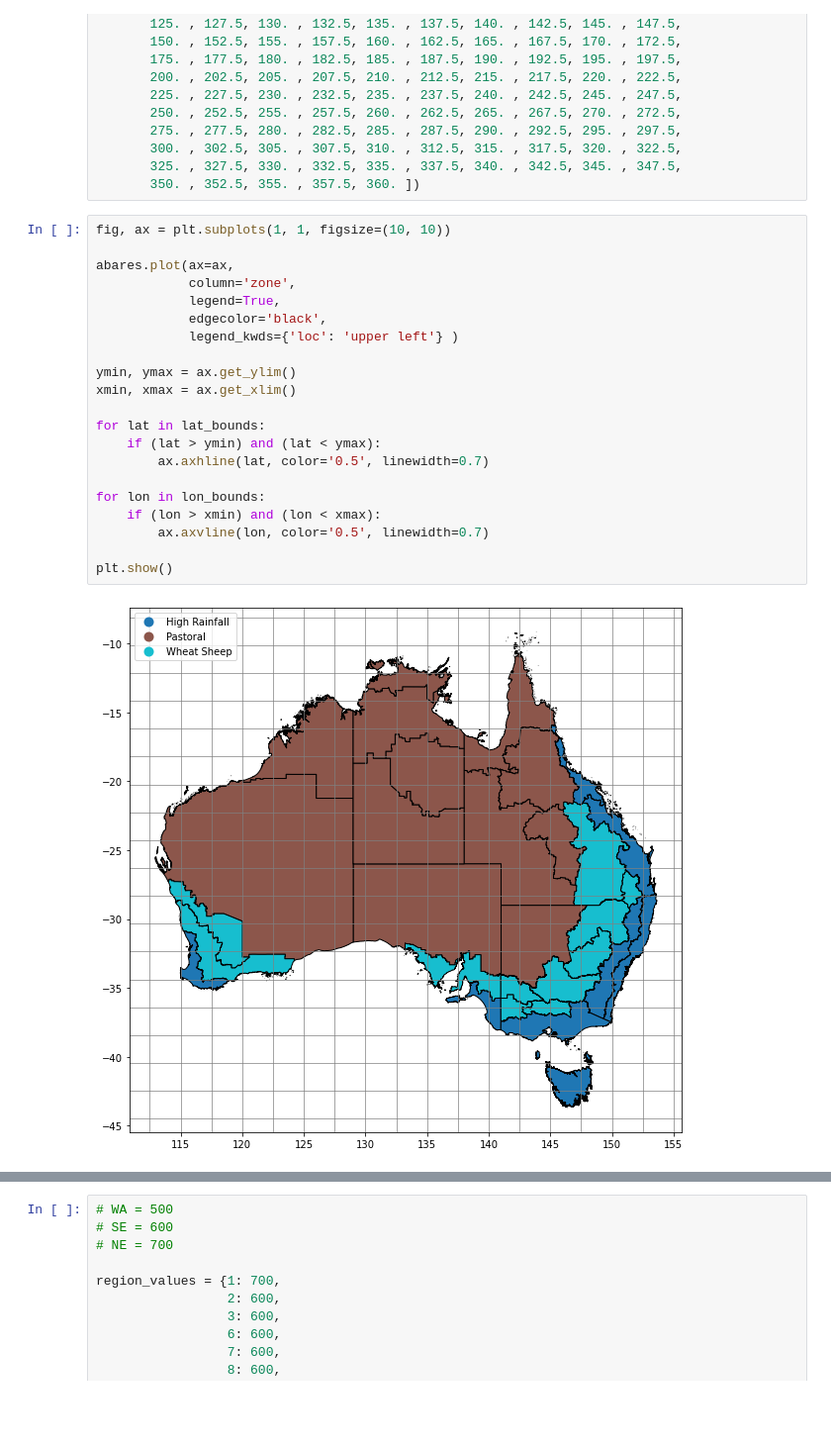
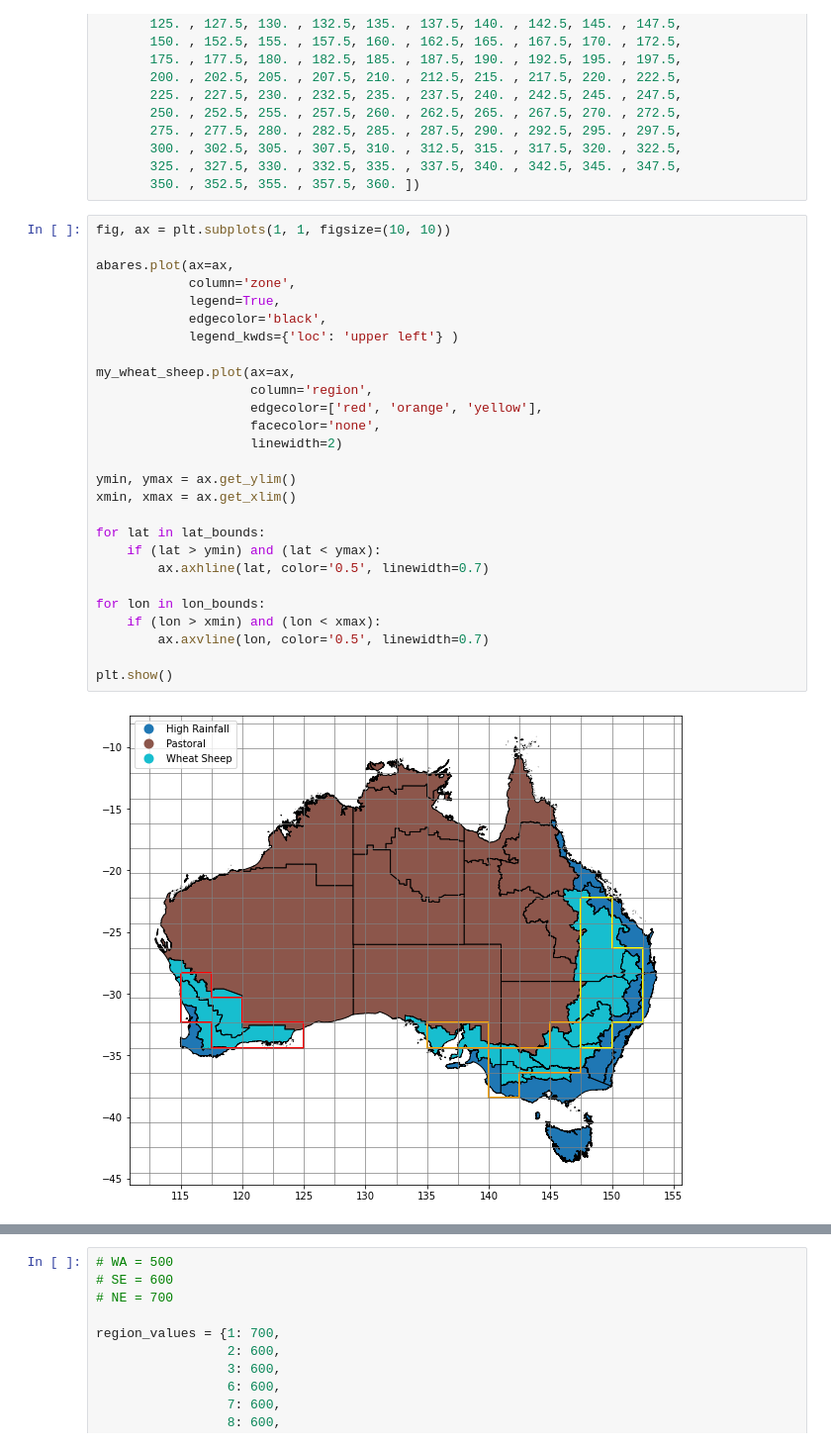
Before and after one commit to AusClimateService/unseen, a Jupyter notebook: notebooks/ag_regions.ipynb, the cells around one changed output, grey strips where cells are left out. Shown at 99% size. Saved outputs shown, nothing was run; the diff lists cells and outputs as text; blank space fills up the shorter version.

```diff
--- a/notebooks/ag_regions.ipynb
+++ b/notebooks/ag_regions.ipynb
@@ -182,24 +238,30 @@ lon_bounds = np.array([  0. ,   2.5,   5. ,   7.5,  10. ,  12.5,  15. ,  17.5,
 # %%
 fig, ax = plt.subplots(1, 1, figsize=(10, 10))
 
 abares.plot(ax=ax,
             column='zone',
             legend=True,
             edgecolor='black',
             legend_kwds={'loc': 'upper left'} )
+
+my_wheat_sheep.plot(ax=ax,
+                    column='region',
+                    edgecolor=['red', 'orange', 'yellow'],
+                    facecolor='none',
+                    linewidth=2)
 
 ymin, ymax = ax.get_ylim()
 xmin, xmax = ax.get_xlim()
 
 for lat in lat_bounds:
     if (lat > ymin) and (lat < ymax):
         ax.axhline(lat, color='0.5', linewidth=0.7)
 
 for lon in lon_bounds:
     if (lon > xmin) and (lon < xmax):
         ax.axvline(lon, color='0.5', linewidth=0.7)
 
 plt.show()
 # %% [output]
-[figure, old version]
+[figure, new version]
 # %%
```
Also changed, not shown: parts of 18 cells of this notebook, 4 other files.
